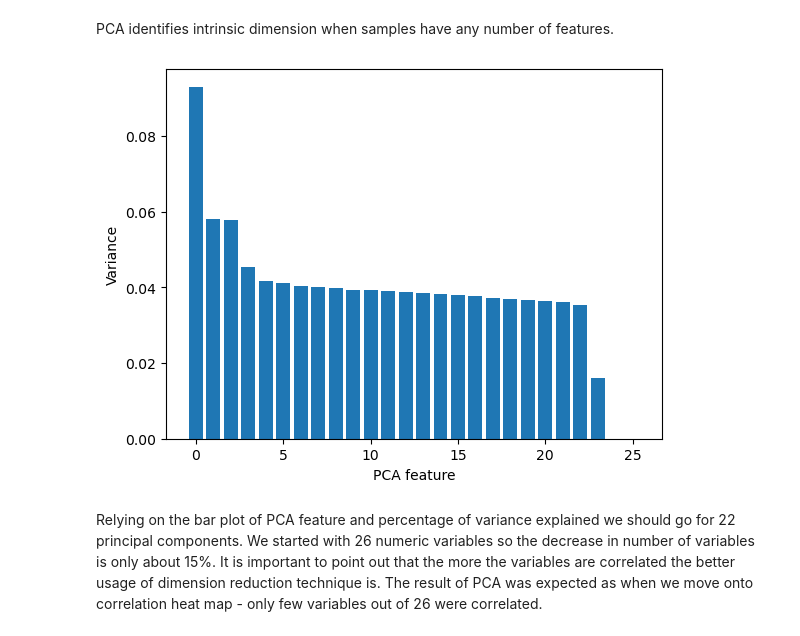
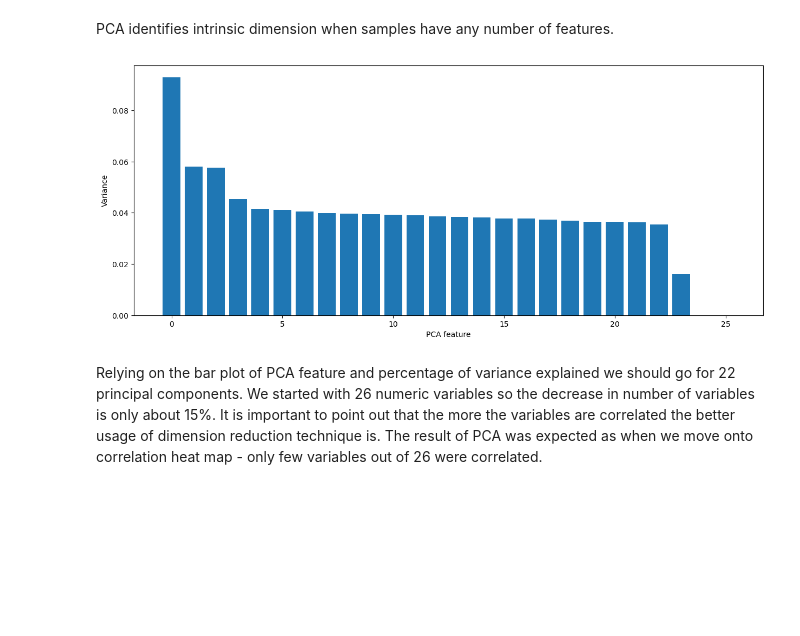
Before and after one commit to Hubert-Magdziak/Dimension-reduction, a Jupyter notebook: Dimension Reduction.ipynb, the cells around one changed output. Drawn from its saved outputs; the diff is of its cells as text; code cells hidden in the pictures; blank space fills up the shorter version.

```diff
--- a/Dimension Reduction.ipynb
+++ b/Dimension Reduction.ipynb
@@ -149,13 +134,14 @@ PCA identifies intrinsic dimension when samples have any number of features.
 # %%
 # Perform PCA to find omptimal number of components
 pca = PCA()
 pca.fit(heart_numeric_standardized)
+plt.figure(figsize = (15,6))
 plt.bar(range(pca.n_components_), pca.explained_variance_ratio_)
 plt.xlabel("PCA feature")
 plt.ylabel("Variance")
 plt.show()
 # %% [output]
-[figure, old version]
+[figure, new version]
 # %% [markdown]
 Relying on the bar plot of PCA feature and percentage of variance explained we should go for 22 principal components. We started with 26 numeric variables so the decrease in number of variables is only about 15%. It is important to point out that the more the variables are correlated the better usage of dimension reduction technique is. The result of PCA was expected as when we move onto correlation heat map - only few variables out of 26 were correlated.
 # %%
```
Also changed, not shown: parts of 10 cells of this notebook.
